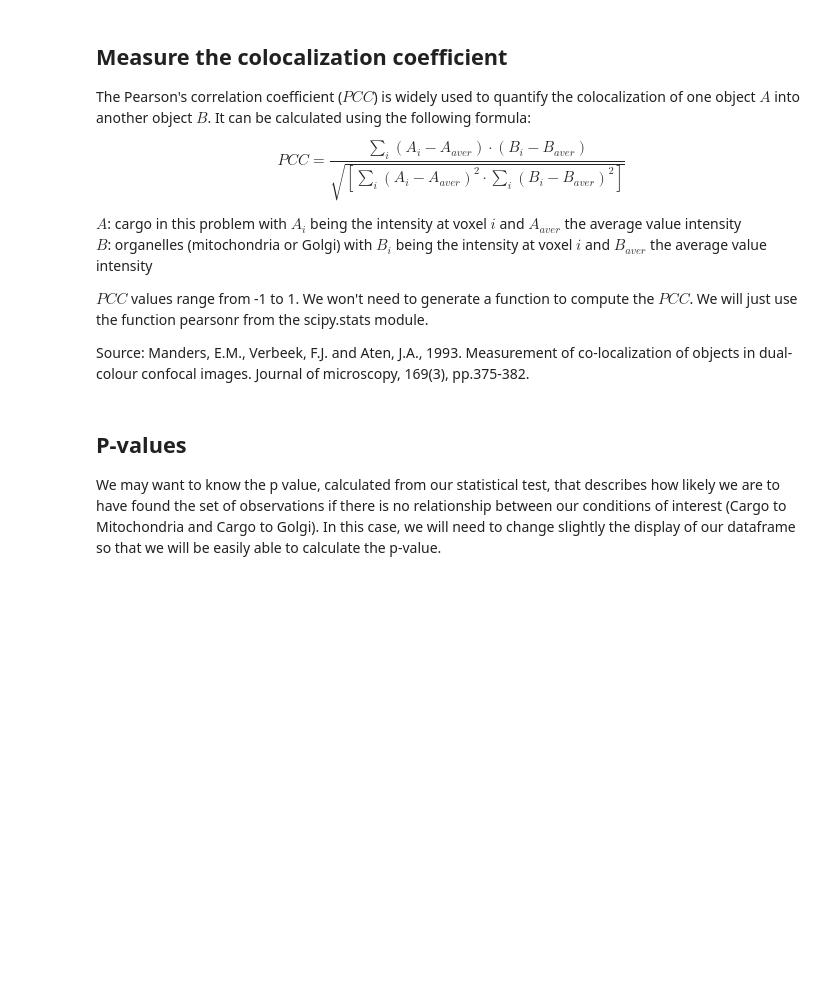
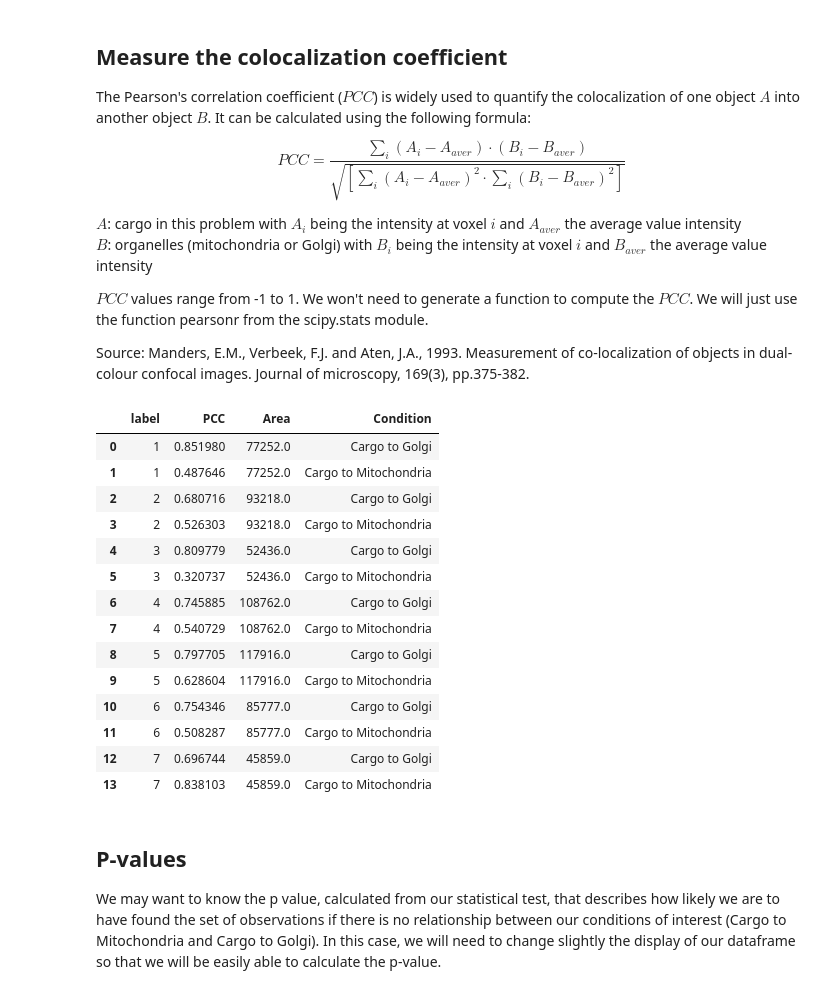
Before and after one commit to u-schulze/Python-course, a Jupyter notebook: Course-main.ipynb, the cells around one changed output. Saved outputs shown, nothing was run; the diff lists cells and outputs as text; code cells hidden in the pictures; blank space fills up the shorter version.

```diff
--- a/Course-main.ipynb
+++ b/Course-main.ipynb
@@ -794,5 +794,5 @@ With a particular treatement, the cargo moves to the mitochondria. Without the m
 # %% [markdown]
 ## Load data
 # %%
-image = AICSImage(data_folder/'Zeiss1344.lsm')#, reader=AICSImage.reader.tiff_reader)
-img = image.data
+col_image = AICSImage(data_folder/'Zeiss1344.lsm')#, reader=AICSImage.reader.tiff_reader)
+col_data = col_image.data
@@ -813,12 +809,12 @@ from cellpose import models
 model = models.Cellpose(gpu=False, model_type='cyto2')
 
 # Evaluate the model
-mask, flows, styles, diams = model.eval(img, channels=[2,3], diameter=400, cellprob_threshold=1.0)
+mask, flows, styles, diams = model.eval(col_data, channels=[2,3], diameter=400, cellprob_threshold=1.0)
 
 # Display the results
 fig, ax = plt.subplots(1,7, figsize=(15,5))
 for k in range(4):
-    ax[k].imshow(img[:,k,:,:,:].squeeze())
+    ax[k].imshow(col_data[:,k,:,:,:].squeeze())
     ax[k].set_axis_off()
     ax[k].set_title('Ch0'+str(k))
 ax[4].imshow(mask)
@@ -849,22 +845,38 @@ Source: Manders, E.M., Verbeek, F.J. and Aten, J.A., 1993. Measurement of co‐l
 # %%
 import scipy.stats
 from skimage import measure
 
 props = measure.regionprops(mask)
 ColCoeff = []
 
 for p in props:
-    ch00 = img[:,0,:,:].squeeze()[p.coords[:,1], p.coords[:,0]] # Golgi marker
-    ch01 = img[:,1,:,:].squeeze()[p.coords[:,1], p.coords[:,0]] # Cargo
-    ch02 = img[:,2,:,:].squeeze()[p.coords[:,1], p.coords[:,0]] # Mitochondria
+    ch00 = col_data[:,0,:,:].squeeze()[p.coords[:,1], p.coords[:,0]] # Golgi marker
+    ch01 = col_data[:,1,:,:].squeeze()[p.coords[:,1], p.coords[:,0]] # Cargo
+    ch02 = col_data[:,2,:,:].squeeze()[p.coords[:,1], p.coords[:,0]] # Mitochondria
 
     [r1, pv] = scipy.stats.pearsonr(ch00, ch01)
     [r2, pv] = scipy.stats.pearsonr(ch01, ch02)
     ColCoeff.append({'label':p.label,'PCC':r1, 'Area':p.area, 'Condition':'Cargo to Golgi'})
     ColCoeff.append({'label':p.label,'PCC':r2, 'Area':p.area, 'Condition':'Cargo to Mitochondria'})
 
 ColCoeff = pd.DataFrame.from_records(ColCoeff)
 ColCoeff
+# %% [output]
+|  | label | PCC | Area | Condition |
+| 0 | 1 | 0.851980 | 77252.0 | Cargo to Golgi |
+| 1 | 1 | 0.487646 | 77252.0 | Cargo to Mitochondria |
+| 2 | 2 | 0.680716 | 93218.0 | Cargo to Golgi |
+| 3 | 2 | 0.526303 | 93218.0 | Cargo to Mitochondria |
+| 4 | 3 | 0.809779 | 52436.0 | Cargo to Golgi |
+| 5 | 3 | 0.320737 | 52436.0 | Cargo to Mitochondria |
+| 6 | 4 | 0.745885 | 108762.0 | Cargo to Golgi |
+| 7 | 4 | 0.540729 | 108762.0 | Cargo to Mitochondria |
+| 8 | 5 | 0.797705 | 117916.0 | Cargo to Golgi |
+| 9 | 5 | 0.628604 | 117916.0 | Cargo to Mitochondria |
+| 10 | 6 | 0.754346 | 85777.0 | Cargo to Golgi |
+| 11 | 6 | 0.508287 | 85777.0 | Cargo to Mitochondria |
+| 12 | 7 | 0.696744 | 45859.0 | Cargo to Golgi |
+| 13 | 7 | 0.838103 | 45859.0 | Cargo to Mitochondria |
 # %% [markdown]
 ## P-values
 
```
Also changed, not shown: parts of 15 cells of this notebook.
